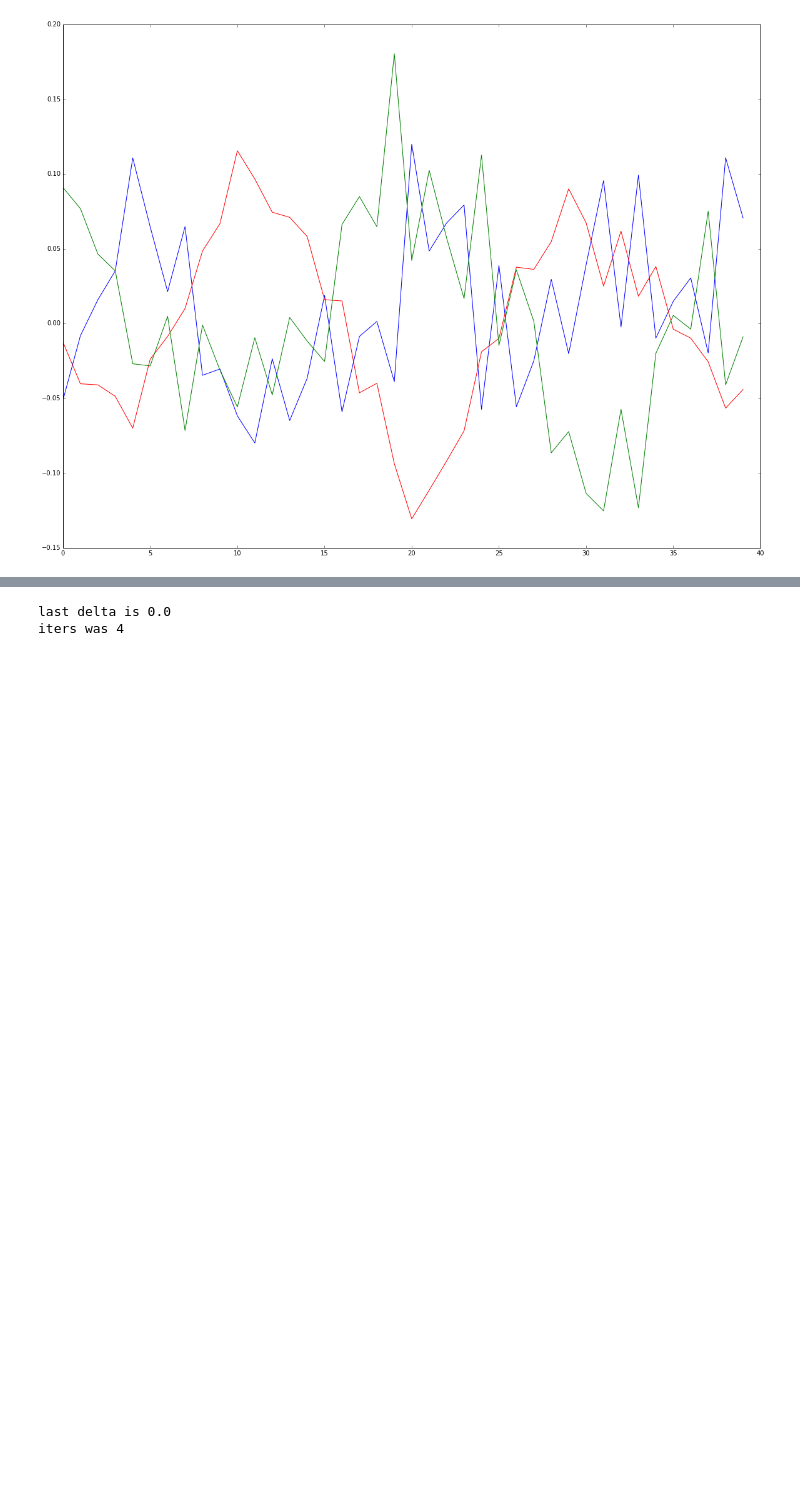
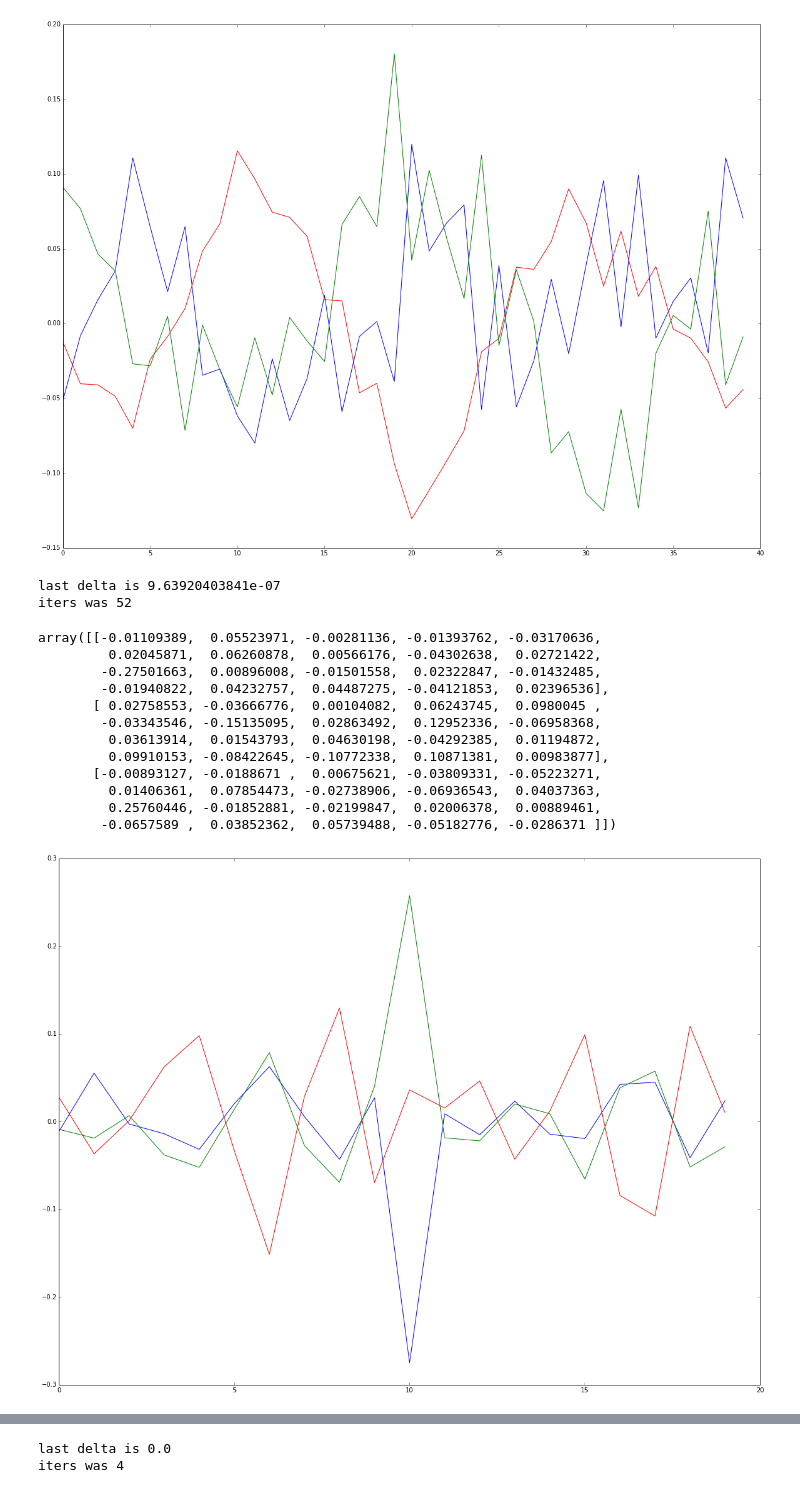
Before and after one commit to mds2/keogh_lin_time_series_clustering, a Jupyter notebook: Time series clustering.ipynb, the cells around one changed output, grey strips where cells are left out. Saved outputs shown, nothing was run; the diff lists cells and outputs as text; code cells hidden in the pictures; blank space fills up the shorter version.

```diff
--- a/Time series clustering.ipynb
+++ b/Time series clustering.ipynb
@@ -147,3 +147,26 @@ array([[-0.05120734, -0.00814747,  0.01585809,  0.03525597,  0.11071055,
         -0.11364402, -0.12536639, -0.05737724, -0.12326577, -0.01995374,
          0.00537892, -0.00381127,  0.07505171, -0.04098779, -0.00892271]])
 [figure]
+# %%
+# Okay, so that one with the short windows looked almost like sine waves.  The one with
+# the longer window size didn't.  Let's see what happens if we try the short window size on a
+# longer sequence
+
+long_test_seq = runsum(np.random.random((10000)) - 0.5, 0.9)
+run_exp(long_test_seq, 100, 3, 20)
+# %% [output]
+last delta is 9.63920403841e-07
+iters was 52
+array([[-0.01109389,  0.05523971, -0.00281136, -0.01393762, -0.03170636,
+         0.02045871,  0.06260878,  0.00566176, -0.04302638,  0.02721422,
+        -0.27501663,  0.00896008, -0.01501558,  0.02322847, -0.01432485,
+        -0.01940822,  0.04232757,  0.04487275, -0.04121853,  0.02396536],
+       [ 0.02758553, -0.03666776,  0.00104082,  0.06243745,  0.0980045 ,
+        -0.03343546, -0.15135095,  0.02863492,  0.12952336, -0.06958368,
+         0.03613914,  0.01543793,  0.04630198, -0.04292385,  0.01194872,
+         0.09910153, -0.08422645, -0.10772338,  0.10871381,  0.00983877],
+       [-0.00893127, -0.0188671 ,  0.00675621, -0.03809331, -0.05223271,
+         0.01406361,  0.07854473, -0.02738906, -0.06936543,  0.04037363,
+         0.25760446, -0.01852881, -0.02199847,  0.02006378,  0.00889461,
+        -0.0657589 ,  0.03852362,  0.05739488, -0.05182776, -0.0286371 ]])
+[figure, added]
```
Also changed, not shown: parts of 1 cell of this notebook.
